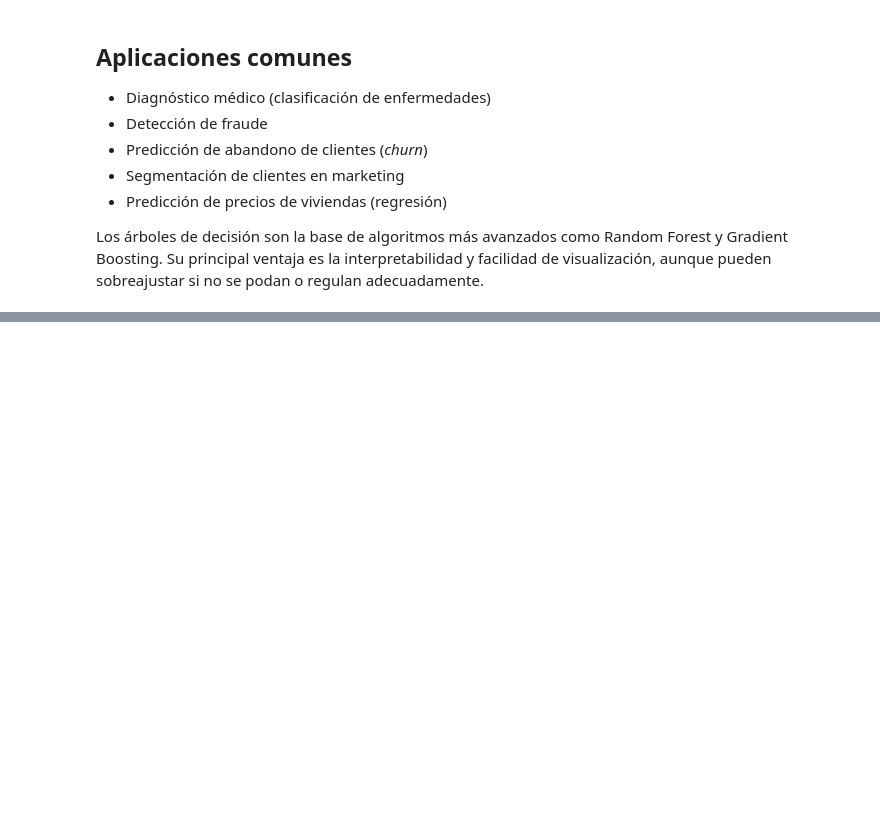
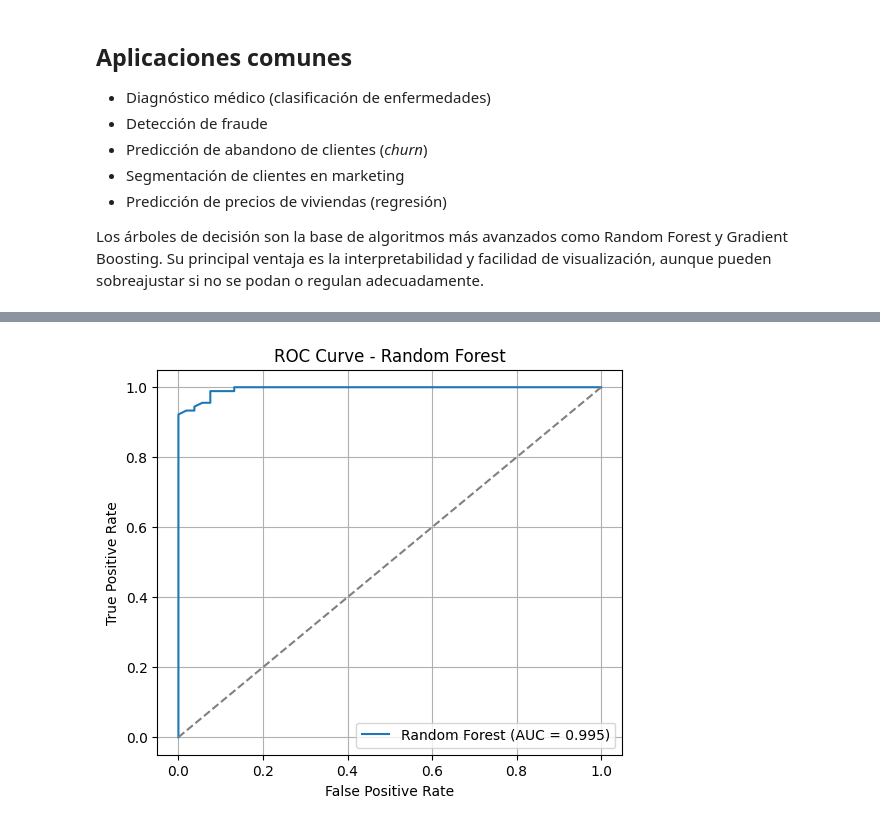
Before and after one commit to paranedagarcia/Cienciadedatos, a Jupyter notebook: 6.Aprendizaje supervisado/Arboles.ipynb, the cells around one changed output, grey strips where cells are left out. Cells and saved outputs as stored; diff of their text form; code cells hidden in the pictures; blank space fills up the shorter version.

```diff
--- a/6.Aprendizaje supervisado/Arboles.ipynb
+++ b/6.Aprendizaje supervisado/Arboles.ipynb
@@ -209,0 +270,85 @@ Los árboles de decisión son la base de algoritmos más avanzados como Random F
+# %%
+# Random Forest - clasificación sobre el dataset breast cancer (sklearn)
+from sklearn.ensemble import RandomForestClassifier
+from sklearn.datasets import load_breast_cancer
+from sklearn.model_selection import train_test_split
+from sklearn.preprocessing import StandardScaler
+from sklearn.metrics import (
+    accuracy_score,
+    classification_report,
+    confusion_matrix,
+    roc_auc_score,
+    roc_curve,
+)
+import numpy as np
+import matplotlib.pyplot as plt
+
+# Cargar datos
+data = load_breast_cancer()
+X_bc = data.data
+y_bc = data.target
+feature_names = data.feature_names
+
+# División train/test
+X_train_bc, X_test_bc, y_train_bc, y_test_bc = train_test_split(
+    X_bc, y_bc, test_size=0.25, random_state=42, stratify=y_bc
+)
+
+# Escalado (opcional pero recomendado para muchos modelos)
+scaler = StandardScaler()
+X_train_s = scaler.fit_transform(X_train_bc)
+X_test_s = scaler.transform(X_test_bc)
+
+# Definir y entrenar el modelo
+rf_clf = RandomForestClassifier(
+    n_estimators=200,
+    max_depth=None,
+    random_state=42,
+    n_jobs=-1,
+    oob_score=True
+)
+rf_clf.fit(X_train_s, y_train_bc)
+
+# Predicción y probabilidades
+y_pred_rf = rf_clf.predict(X_test_s)
+y_proba_rf = rf_clf.predict_proba(X_test_s)[:, 1]
+
+# Métricas de evaluación
+acc_rf = accuracy_score(y_test_bc, y_pred_rf)
+roc_auc_rf = roc_auc_score(y_test_bc, y_proba_rf)
+
+print(f"Accuracy (RF): {acc_rf:.4f}")
+print(f"ROC AUC (RF): {roc_auc_rf:.4f}")
+print("\nClassification Report (RF):")
+print(classification_report(y_test_bc, y_pred_rf))
+print("Confusion Matrix (RF):")
+print(confusion_matrix(y_test_bc, y_pred_rf))
+if hasattr(rf_clf, "oob_score_"):
+    print(f"OOB Score: {rf_clf.oob_score_:.4f}")
+
+# Curva ROC
+fpr_rf, tpr_rf, _ = roc_curve(y_test_bc, y_proba_rf)
+plt.figure(figsize=(6,5))
+plt.plot(fpr_rf, tpr_rf, label=f'Random Forest (AUC = {roc_auc_rf:.3f})')
+plt.plot([0,1], [0,1], '--', color='gray')
+plt.xlabel('False Positive Rate')
+plt.ylabel('True Positive Rate')
+plt.title('ROC Curve - Random Forest')
+plt.legend()
+plt.grid(True)
+plt.show()
+
+# Importancia de características (top 10)
+importances_rf = rf_clf.feature_importances_
+idxs_rf = np.argsort(importances_rf)[::-1][:10]
+top_feats_rf = feature_names[idxs_rf]
+top_vals_rf = importances_rf[idxs_rf]
+
+plt.figure(figsize=(8,5))
+plt.barh(np.arange(len(top_feats_rf))[::-1], top_vals_rf[::-1], align='center')
+plt.yticks(np.arange(len(top_feats_rf)), top_feats_rf[::-1])
+plt.xlabel('Importancia')
+plt.title('Top 10 features - Random Forest')
+plt.tight_layout()
+plt.show()
+# %% [output]
@@ -209,0 +372 @@ Los árboles de decisión son la base de algoritmos más avanzados como Random F
+[figure, added]
```
Also changed, not shown: parts of 16 cells of this notebook.
